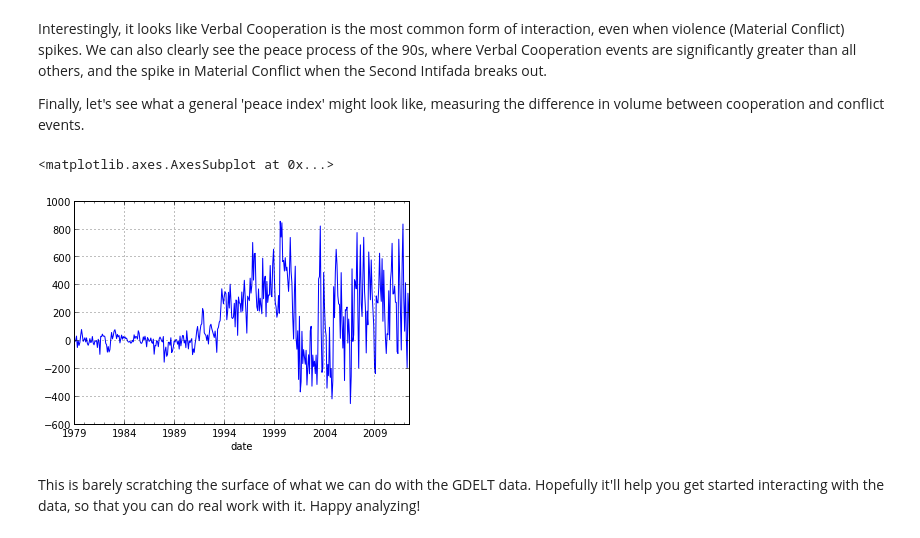
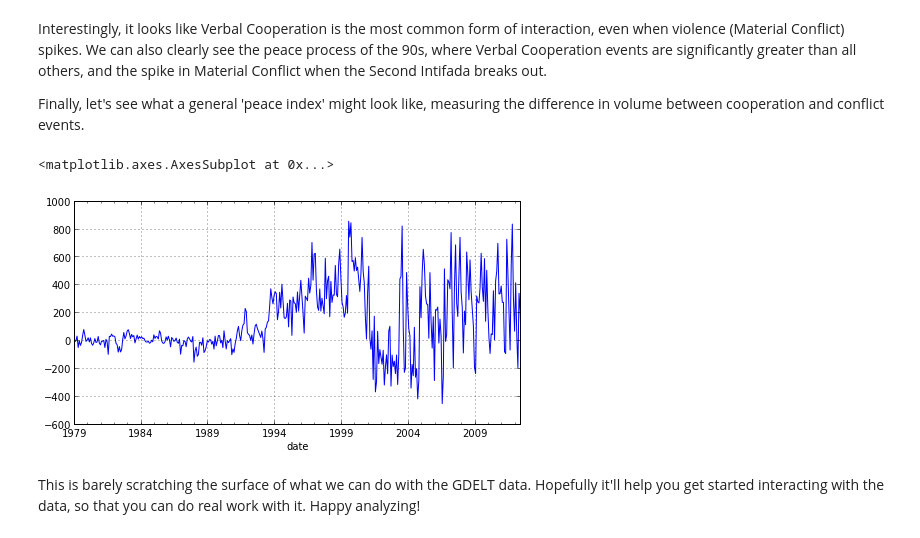
Before and after one commit to dmasad/GDELT_Intro, a Jupyter notebook: Getting_Started_with_GDELT.ipynb, the cells around one changed output. Saved outputs shown, nothing was run; the diff lists cells and outputs as text; code cells hidden in the pictures.

```diff
--- a/Getting_Started_with_GDELT.ipynb
+++ b/Getting_Started_with_GDELT.ipynb
@@ -27,6 +27,8 @@ from collections import defaultdict
 
 import matplotlib.pyplot as plt
 import pandas
+
+matplotlib.rcParams['figure.figsize'] = [8,4] # Set default figure size
 # %%
 # Set this variable to the directory where the GDELT data files are
 PATH = "GDELT.1979-2012.reduced/"
@@ -212,11 +217,11 @@ Finally, let's see what a general 'peace index' might look like, measuring the d
 # %%
 pivot["Peace_Index"] = (pivot["Material Cooperation"]
                         + pivot["Verbal Cooperation"]
                         - pivot["Verbal Conflict"]
                         - pivot["Material Conflict"])
-pivot["Peace_Index"].plot()
+pivot["Peace_Index"].plot(figsize=(8,4))
 # %% [output]
 <matplotlib.axes.AxesSubplot at 0x...>
-[figure, old version]
+[figure, new version]
 # %% [markdown]
 This is barely scratching the surface of what we can do with the GDELT data. Hopefully it'll help you get started interacting with the data, so that you can do real work with it. Happy analyzing!
```
Also changed, not shown: parts of 3 cells of this notebook, 1 other file.
